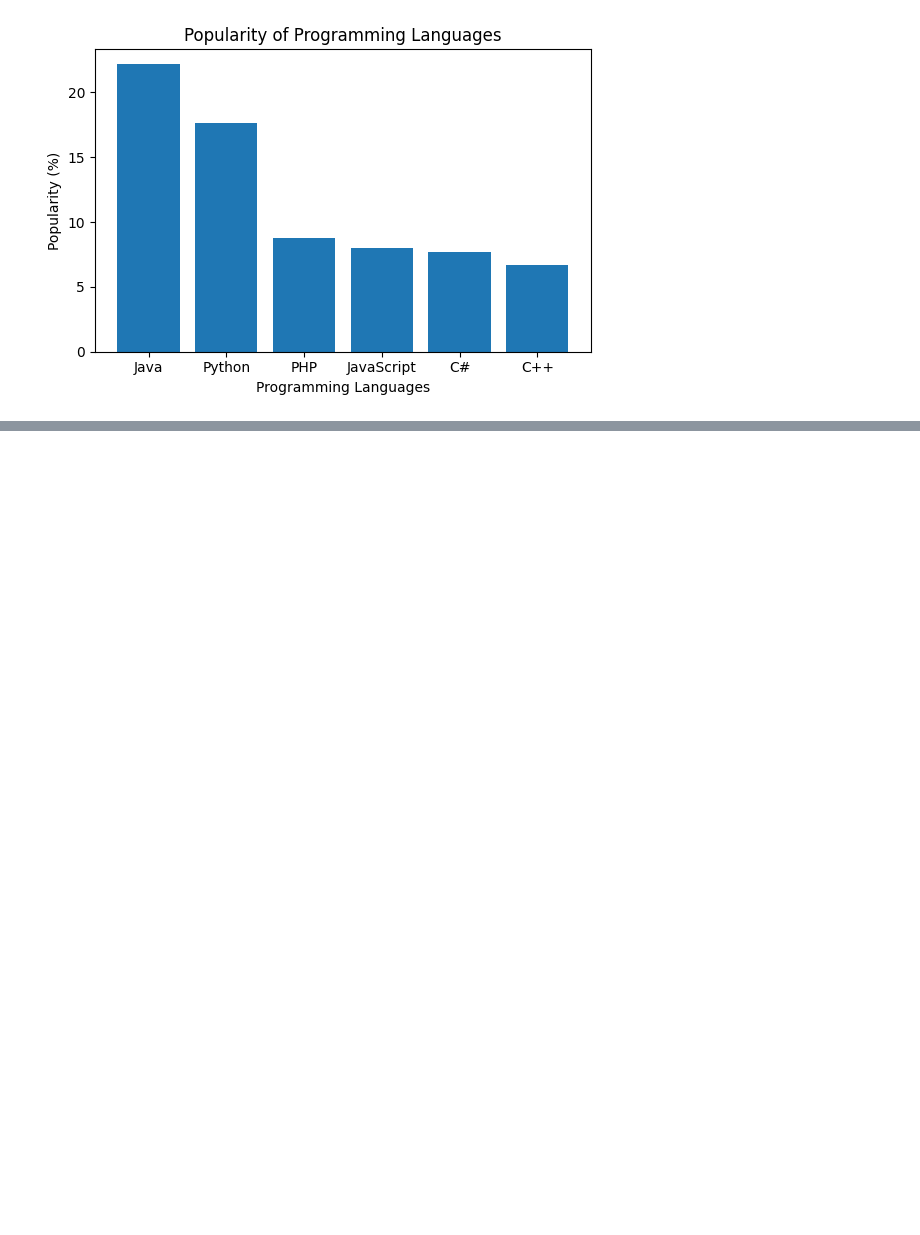
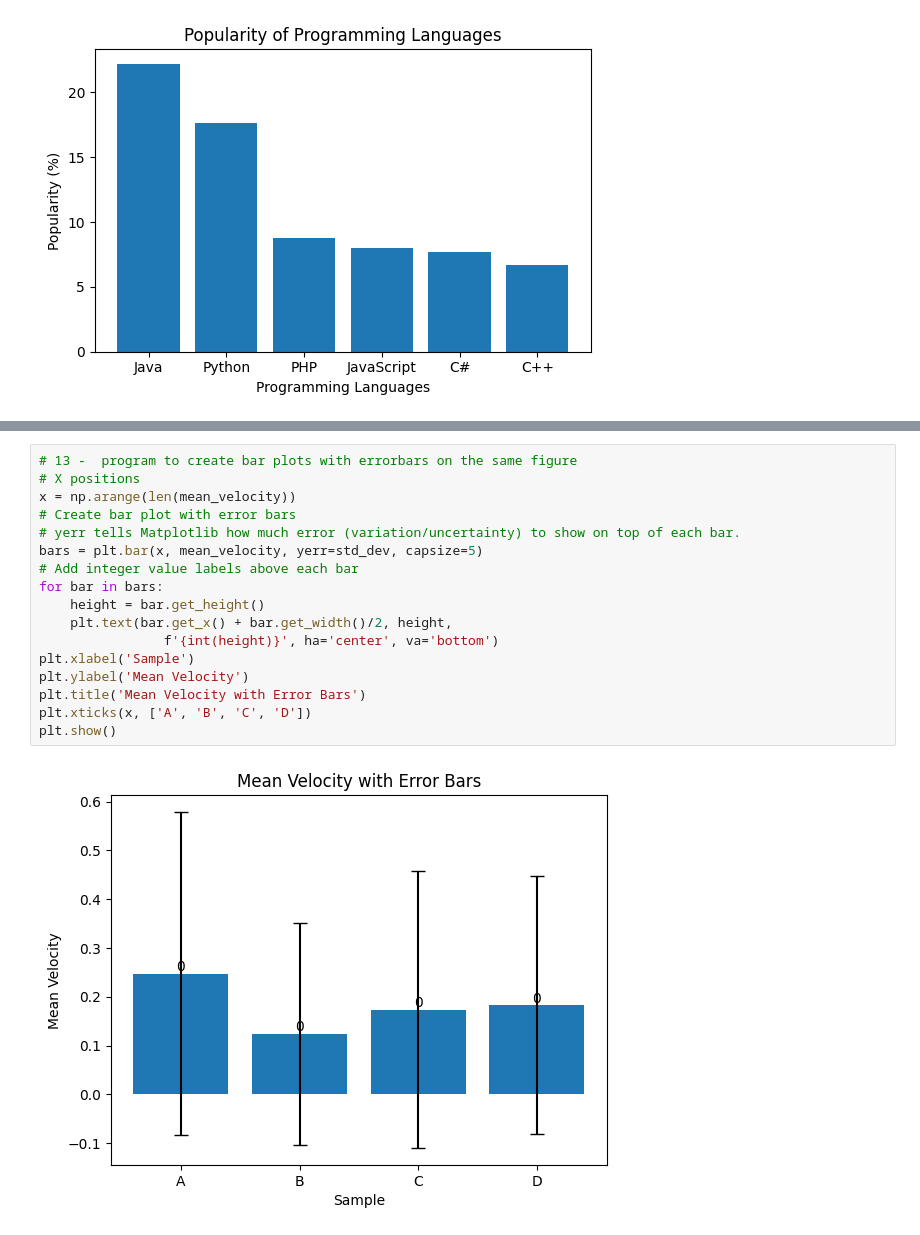
Before and after one commit to Tejeswar23/python-core-, a Jupyter notebook: matplot/practice_matplot.ipynb, the cells around one changed output, grey strips where cells are left out. Drawn from its saved outputs; the diff is of its cells as text; blank space fills up the shorter version.

```diff
--- a/matplot/practice_matplot.ipynb
+++ b/matplot/practice_matplot.ipynb
@@ -354,0 +412,19 @@ plt.show()
+# %%
+# 13 -  program to create bar plots with errorbars on the same figure
+# X positions
+x = np.arange(len(mean_velocity))
+# Create bar plot with error bars
+# yerr tells Matplotlib how much error (variation/uncertainty) to show on top of each bar.
+bars = plt.bar(x, mean_velocity, yerr=std_dev, capsize=5)
+# Add integer value labels above each bar
+for bar in bars:
+    height = bar.get_height()
+    plt.text(bar.get_x() + bar.get_width()/2, height,
+                f'{int(height)}', ha='center', va='bottom')
+plt.xlabel('Sample')
+plt.ylabel('Mean Velocity')
+plt.title('Mean Velocity with Error Bars')
+plt.xticks(x, ['A', 'B', 'C', 'D'])
+plt.show()
+# %% [output]
+[figure, added]
```
Also changed, not shown: parts of 12 cells of this notebook, 1 other file.
